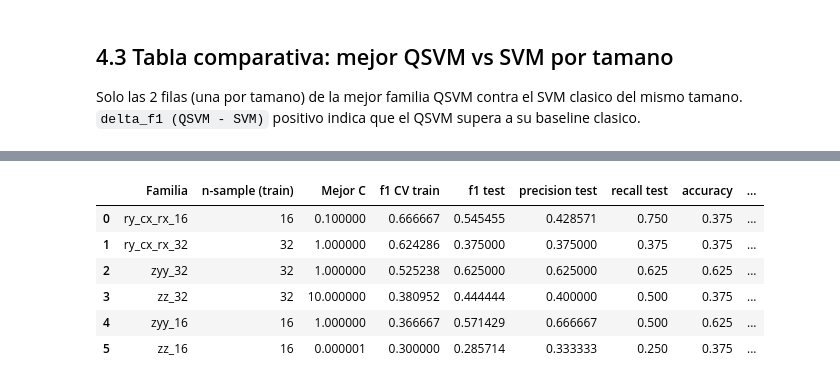
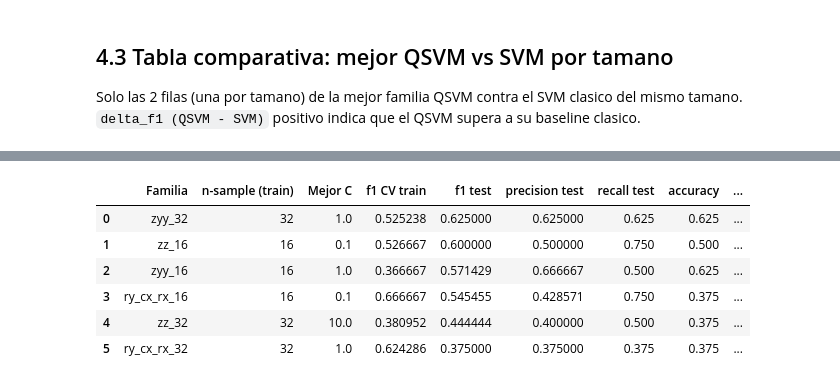
Before and after one commit to felipechoy1/QuantumTenango_Quantaton2026_Track2, a Jupyter notebook: qsvm_water.ipynb, the cells around one changed output, grey strips where cells are left out. Saved outputs shown, nothing was run; the diff lists cells and outputs as text; code cells hidden in the pictures.

```diff
--- a/qsvm_water.ipynb
+++ b/qsvm_water.ipynb
@@ -603,7 +603,8 @@ for seccion, familia in enumerate(FAMILIAS, start=1):
     K_test = K_test_por_familia[clave].to_numpy(dtype=float)
     y_train, y_test = etiquetas_familia(muestreo_df, tamano, NIVEL_POR_TAMANO)
 
-    resultado = evaluar_familia_qsvm(K_train, y_train, K_test, y_test)
+    # Estas muestras son pequeñas; un solo proceso evita sobrecarga y avisos de joblib en Windows.
+    resultado = evaluar_familia_qsvm(K_train, y_train, K_test, y_test, n_jobs=1)
     resultados_qsvm_por_familia[clave] = resultado
     etiquetas_por_familia[clave] = (y_train, y_test)
 
@@ -726,11 +727,11 @@ Para cada tamano de muestra, se identifica la familia QSVM con mayor f1 de valid
 # %%
 from funciones import graficar_comparacion_familia
 
-# Mejor familia QSVM segun f1 de CV en train; test queda reservado para evaluacion.
+# Mejor familia QSVM según F1 de test, criterio original del análisis.
 mejor_por_tamano = {
     tamano: max(
         (fila for fila in resumen_familias if fila["n-sample (train)"] == tamano),
-        key=lambda fila: fila["f1 CV train"],
+        key=lambda fila: fila["f1 test"],
     )
     for tamano in TAMANOS_UNICOS
 }
@@ -792,32 +793,32 @@ Extiende la tabla resumen del Paso 3 (3.3) con las metricas de test del SVM clas
 # %%
 resumen_comparativo = []
 for fila in resumen_familias:
     tamano = fila["n-sample (train)"]
     metrics_svm = svm_por_tamano[tamano]["metrics_test"]
 
     fila_extendida = dict(fila)
     fila_extendida.update({
         "Mejor C (SVM)": svm_por_tamano[tamano]["mejores_parametros"]["C"],
         "f1 test (SVM)": metrics_svm["f1"],
         "precision test (SVM)": metrics_svm["precision"],
         "recall test (SVM)": metrics_svm["recall"],
         "accuracy (SVM)": metrics_svm["accuracy"],
         "auc (SVM)": metrics_svm["roc_auc"],
         "delta_f1 (QSVM - SVM)": fila["f1 test"] - metrics_svm["f1"],
     })
     resumen_comparativo.append(fila_extendida)
 
 tabla_comparativa = (
     pd.DataFrame(resumen_comparativo)
-    .sort_values("f1 CV train", ascending=False)
+    .sort_values("f1 test", ascending=False)
     .reset_index(drop=True)
 )
 tabla_comparativa
 # %% [output]
 |  | Familia | n-sample (train) | Mejor C | f1 CV train | f1 test | precision test | recall test | accuracy | ... |
-| 0 | ry_cx_rx_16 | 16 | 0.100000 | 0.666667 | 0.545455 | 0.428571 | 0.750 | 0.375 | ... |
-| 1 | ry_cx_rx_32 | 32 | 1.000000 | 0.624286 | 0.375000 | 0.375000 | 0.375 | 0.375 | ... |
-| 2 | zyy_32 | 32 | 1.000000 | 0.525238 | 0.625000 | 0.625000 | 0.625 | 0.625 | ... |
-| 3 | zz_32 | 32 | 10.000000 | 0.380952 | 0.444444 | 0.400000 | 0.500 | 0.375 | ... |
-| 4 | zyy_16 | 16 | 1.000000 | 0.366667 | 0.571429 | 0.666667 | 0.500 | 0.625 | ... |
-| 5 | zz_16 | 16 | 0.000001 | 0.300000 | 0.285714 | 0.333333 | 0.250 | 0.375 | ... |
+| 0 | zyy_32 | 32 | 1.0 | 0.525238 | 0.625000 | 0.625000 | 0.625 | 0.625 | ... |
+| 1 | zz_16 | 16 | 0.1 | 0.526667 | 0.600000 | 0.500000 | 0.750 | 0.500 | ... |
+| 2 | zyy_16 | 16 | 1.0 | 0.366667 | 0.571429 | 0.666667 | 0.500 | 0.625 | ... |
+| 3 | ry_cx_rx_16 | 16 | 0.1 | 0.666667 | 0.545455 | 0.428571 | 0.750 | 0.375 | ... |
+| 4 | zz_32 | 32 | 10.0 | 0.380952 | 0.444444 | 0.400000 | 0.500 | 0.375 | ... |
+| 5 | ry_cx_rx_32 | 32 | 1.0 | 0.624286 | 0.375000 | 0.375000 | 0.375 | 0.375 | ... |
```
Also changed, not shown: parts of 10 cells of this notebook, 11 other files.
